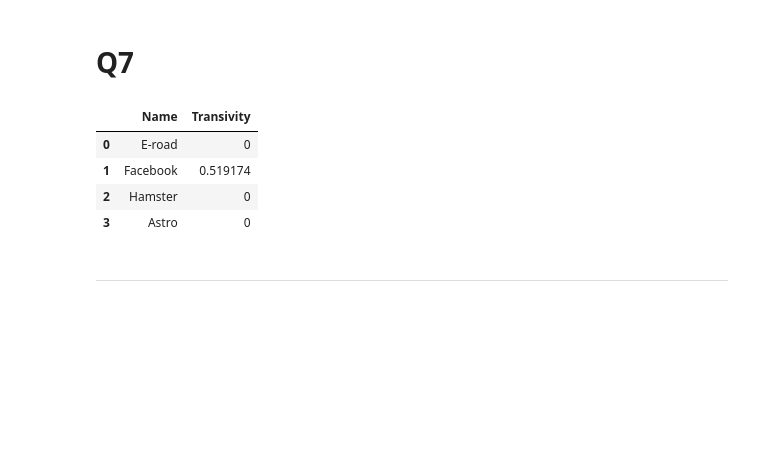
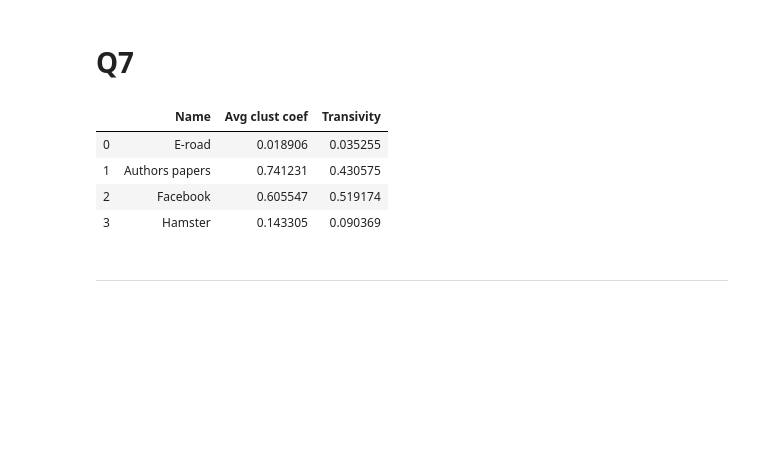
Before and after one commit to gmelodie/Complex-Networks, a Jupyter notebook: lista1/lista1.ipynb, the cells around one changed output. Saved outputs shown, nothing was run; the diff lists cells and outputs as text; code cells hidden in the pictures.

```diff
--- a/lista1/lista1.ipynb
+++ b/lista1/lista1.ipynb
@@ -49,7 +49,7 @@ def visualize(G, big=False, skip_weights=True):
     nx.draw_networkx(G, with_labels=True, nodecolor='r', edge_color='b',
             node_size=500, font_size=16, pos=pos, width=6)   # default spring_layout
     if skip_weights:
-        new_labels = {(x,y): z["weight"] for x, y, z in graph.edges(data=True)}
+        new_labels = {(x,y): z for x, y, z in graph.edges(data=True)}
         nx.draw_networkx_edge_labels(G,pos, edge_labels=new_labels)
     else:
         nx.draw_networkx_edge_labels(G,pos)
@@ -244,10 +264,11 @@ def graph_to_unweighted(graph, min_weight=1, testing=False):
     return Gnew
 
 
-def read_lesmis(filename, digraph=True):
-    """Reads the lesmis dataset"""
+def read_edges(filename, digraph=True):
+    """Reads an edge list dataset"""
     # Read the directed network
-    graph = nx.read_edgelist(filename, nodetype=int, data=(('weight',float),),
+
+    graph = nx.read_weighted_edgelist(filename, nodetype=int,
                             create_using=nx.DiGraph)
     return graph
 # %%
@@ -283,7 +319,7 @@ Unweighted:
 # Q3
 # %%
 # Read the data
-G = read_lesmis("data/nets/lesmis.txt")
+G = read_edges("data/nets/lesmis.txt")
 G = graph_to_undirected(G, sum_edges=True)
 G = graph_to_unweighted(G)
 # %%
@@ -571,14 +615,14 @@ def run_experiment(use_funcs, skip_graphs, testing=False):
 
     return results
 # %%
-run_experiment(["Avg Degree", "Transivity"], skip_graphs=["Authors papers"],
+run_experiment(["Avg clust coef", "Transivity"], skip_graphs=["Authors papers"],
               testing=True)
 # %% [output]
-|  | Name | Transivity |
-| 0 | E-road | 0 |
-| 1 | Facebook | 0.519174 |
-| 2 | Hamster | 0 |
-| 3 | Astro | 0 |
+|  | Name | Avg clust coef | Transivity |
+| 0 | E-road | 0.018906 | 0.035255 |
+| 1 | Authors papers | 0.741231 | 0.430575 |
+| 2 | Facebook | 0.605547 | 0.519174 |
+| 3 | Hamster | 0.143305 | 0.090369 |
 # %% [markdown]
 
 
```
Also changed, not shown: parts of 17 cells of this notebook, 1 other file.
